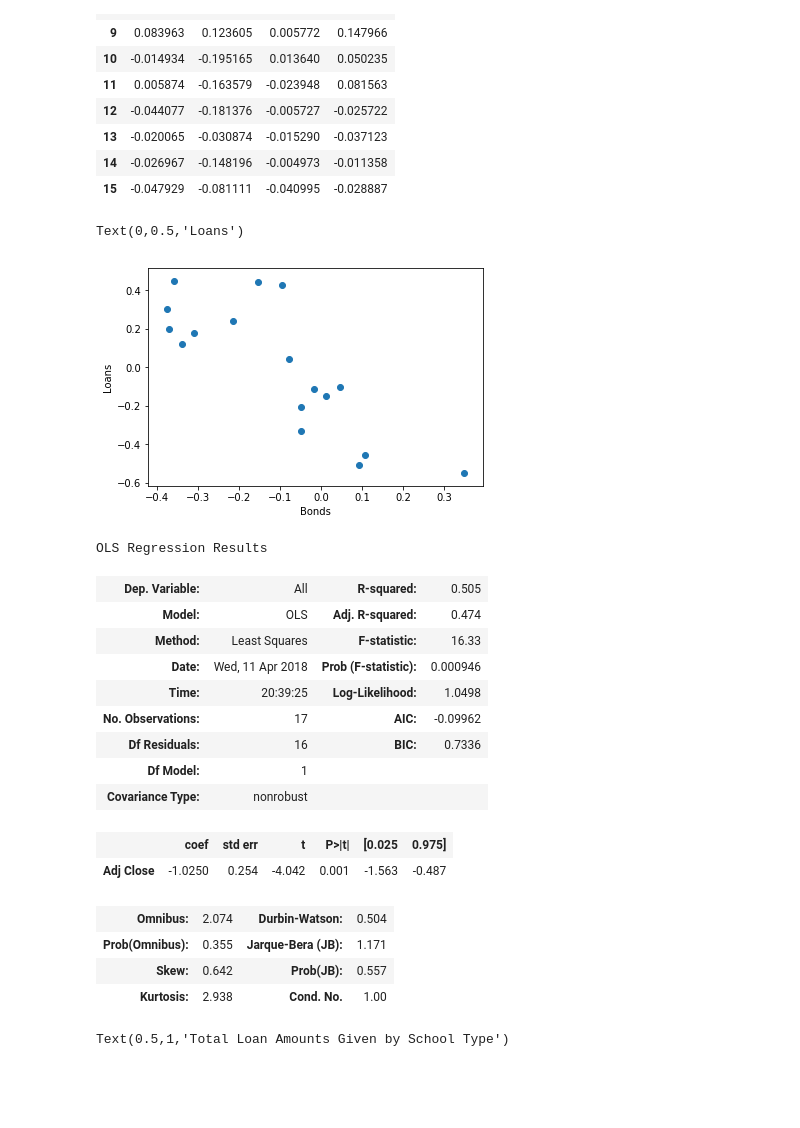
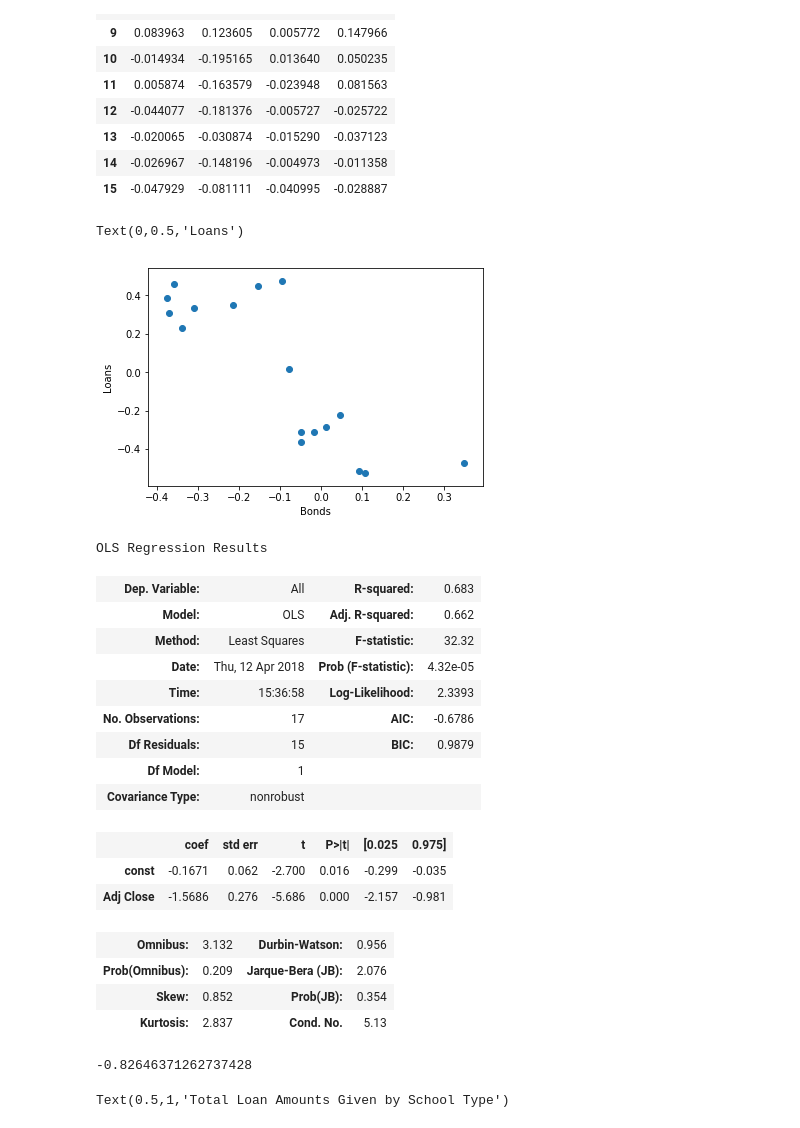
Before and after one commit to cyu1221/CS506, a Jupyter notebook: initial_exploritory_visualizations/fourier_transform/FFT.ipynb, the cells around one changed output. Drawn from its saved outputs; the diff is of its cells as text; code cells hidden in the pictures; blank space fills up the shorter version.

```diff
--- a/initial_exploritory_visualizations/fourier_transform/FFT.ipynb
+++ b/initial_exploritory_visualizations/fourier_transform/FFT.ipynb
@@ -217,18 +225,18 @@ pd.DataFrame(data=log_loans)
 | 14 | -0.026967 | -0.148196 | -0.004973 | -0.011358 |
 | 15 | -0.047929 | -0.081111 | -0.040995 | -0.028887 |
 # %%
-plt.scatter(TNXnorm2["Adj Close"], df2_norm['All'])
+plt.scatter(TNXnorm2["Adj Close"], loans_norm['All'])
 
 plt.xlabel('Bonds')
 plt.ylabel('Loans')
 #plt.plot(TNXnorm2.index, df2_norm['All'])
 # %% [output]
 Text(0,0.5,'Loans')
-[figure, old version]
+[figure, new version]
 # %%
 X = TNXnorm2['Adj Close']
-y = df2_norm['All']
-#X = sm.add_constant(X)
+y = loans_norm['All']
+X = sm.add_constant(X)
 
 model = sm.OLS(y, X).fit()
 predictions = model.predict(X)
@@ -237,21 +245,27 @@ predictions = model.predict(X)
 model.summary()
 # %% [output]
 OLS Regression Results
-| Dep. Variable: | All | R-squared: | 0.505 |
-| Model: | OLS | Adj. R-squared: | 0.474 |
-| Method: | Least Squares | F-statistic: | 16.33 |
-| Date: | Wed, 11 Apr 2018 | Prob (F-statistic): | 0.000946 |
-| Time: | 20:39:25 | Log-Likelihood: | 1.0498 |
-| No. Observations: | 17 | AIC: | -0.09962 |
-| Df Residuals: | 16 | BIC: | 0.7336 |
+| Dep. Variable: | All | R-squared: | 0.683 |
+| Model: | OLS | Adj. R-squared: | 0.662 |
+| Method: | Least Squares | F-statistic: | 32.32 |
+| Date: | Thu, 12 Apr 2018 | Prob (F-statistic): | 4.32e-05 |
+| Time: | 15:36:58 | Log-Likelihood: | 2.3393 |
+| No. Observations: | 17 | AIC: | -0.6786 |
+| Df Residuals: | 15 | BIC: | 0.9879 |
 | Df Model: | 1 |  |  |
 | Covariance Type: | nonrobust |  |  |
 |  | coef | std err | t | P>|t| | [0.025 | 0.975] |
-| Adj Close | -1.0250 | 0.254 | -4.042 | 0.001 | -1.563 | -0.487 |
+| const | -0.1671 | 0.062 | -2.700 | 0.016 | -0.299 | -0.035 |
+| Adj Close | -1.5686 | 0.276 | -5.686 | 0.000 | -2.157 | -0.981 |
-| Omnibus: | 2.074 | Durbin-Watson: | 0.504 |
-| Prob(Omnibus): | 0.355 | Jarque-Bera (JB): | 1.171 |
-| Skew: | 0.642 | Prob(JB): | 0.557 |
-| Kurtosis: | 2.938 | Cond. No. | 1.00 |
+| Omnibus: | 3.132 | Durbin-Watson: | 0.956 |
+| Prob(Omnibus): | 0.209 | Jarque-Bera (JB): | 2.076 |
+| Skew: | 0.852 | Prob(JB): | 0.354 |
+| Kurtosis: | 2.837 | Cond. No. | 5.13 |
+# %%
+corr = TNXnorm2['Adj Close'].corr(loans_norm['All'])
+corr
+# %% [output]
+-0.82646371262737428
 # %%
 
 plt.plot(total_loans)
```
Also changed, not shown: parts of 3 cells of this notebook, 4 other files.
